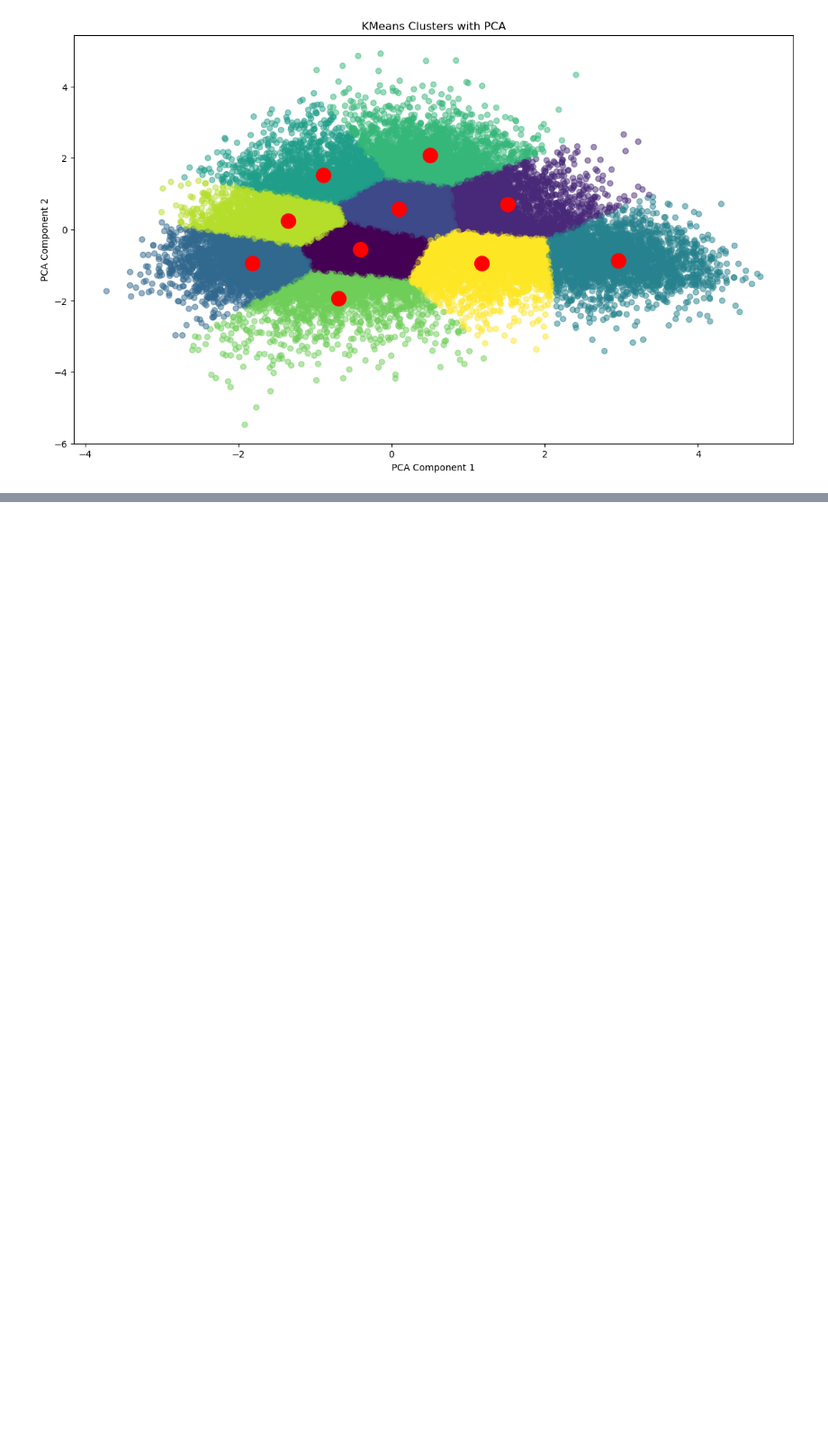
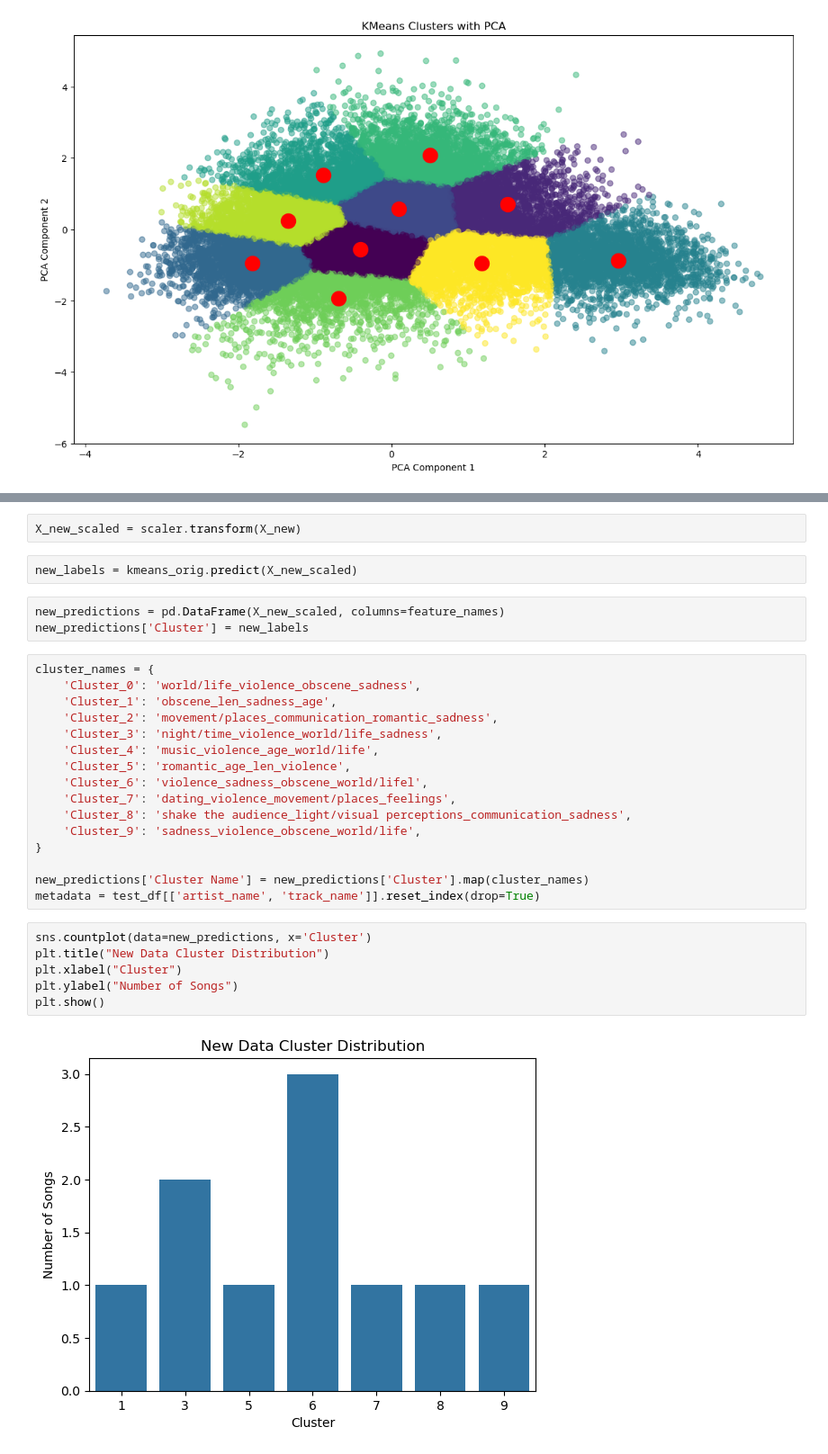
Before and after one commit to dq93/Playlist_Predictor, a Jupyter notebook: notebooks/modeling.ipynb, the cells around one changed output, grey strips where cells are left out. Shown at 90% size. Drawn from its saved outputs; the diff is of its cells as text; blank space fills up the shorter version.

```diff
--- a/notebooks/modeling.ipynb
+++ b/notebooks/modeling.ipynb
@@ -218,0 +326,31 @@ plt.show()
+# %%
+X_new_scaled = scaler.transform(X_new)
+# %%
+new_labels = kmeans_orig.predict(X_new_scaled)
+# %%
+new_predictions = pd.DataFrame(X_new_scaled, columns=feature_names)
+new_predictions['Cluster'] = new_labels
+# %%
+cluster_names = {
+    'Cluster_0': 'world/life_violence_obscene_sadness',
+    'Cluster_1': 'obscene_len_sadness_age',
+    'Cluster_2': 'movement/places_communication_romantic_sadness',
+    'Cluster_3': 'night/time_violence_world/life_sadness',
+    'Cluster_4': 'music_violence_age_world/life',
+    'Cluster_5': 'romantic_age_len_violence',
+    'Cluster_6': 'violence_sadness_obscene_world/lifel',
+    'Cluster_7': 'dating_violence_movement/places_feelings',
+    'Cluster_8': 'shake the audience_light/visual perceptions_communication_sadness',
+    'Cluster_9': 'sadness_violence_obscene_world/life',
+}
+
+new_predictions['Cluster Name'] = new_predictions['Cluster'].map(cluster_names)
+metadata = test_df[['artist_name', 'track_name']].reset_index(drop=True)
+# %%
+sns.countplot(data=new_predictions, x='Cluster')
+plt.title("New Data Cluster Distribution")
+plt.xlabel("Cluster")
+plt.ylabel("Number of Songs")
+plt.show()
+# %% [output]
+[figure, added]
```
Also changed, not shown: parts of 8 cells of this notebook, 2 other files.
